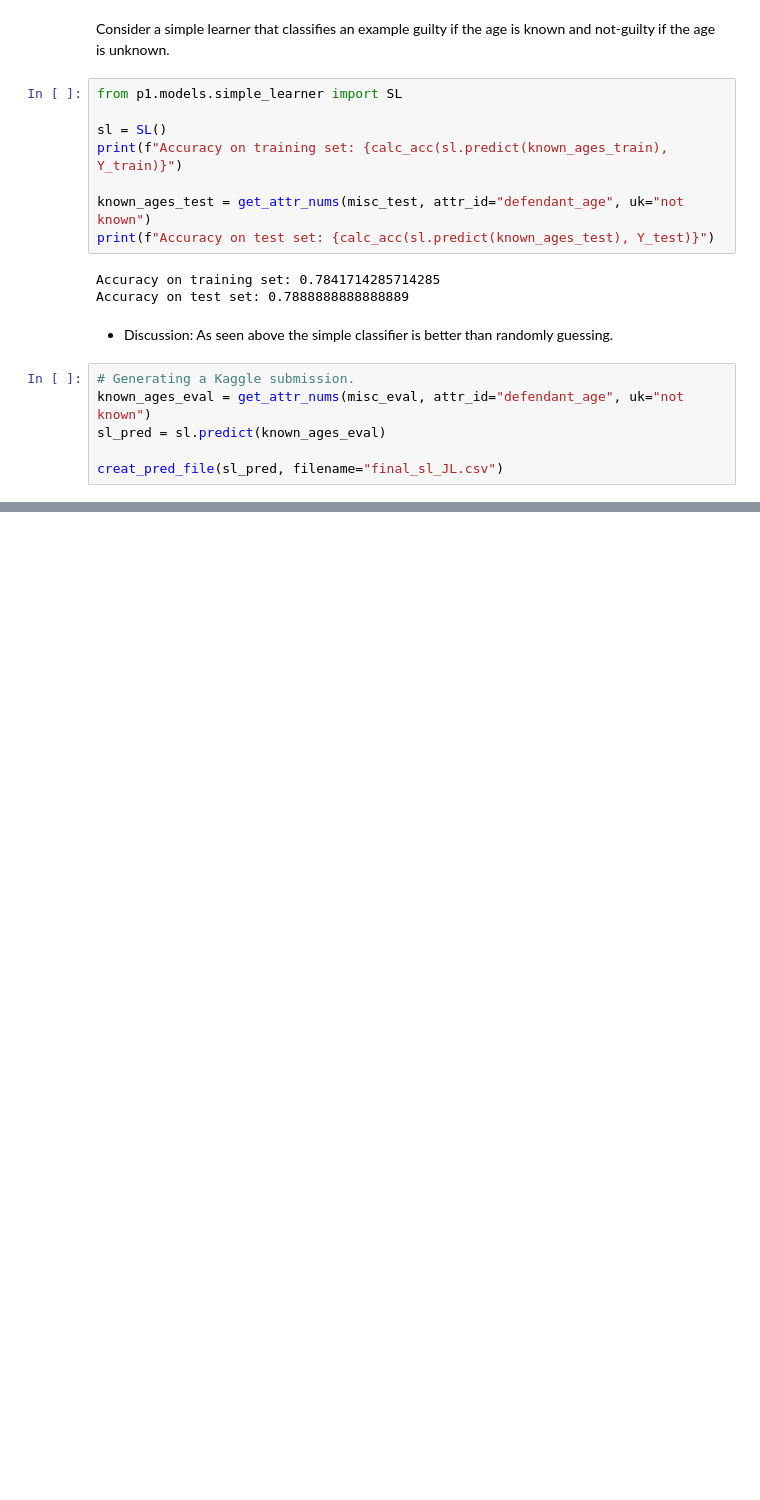
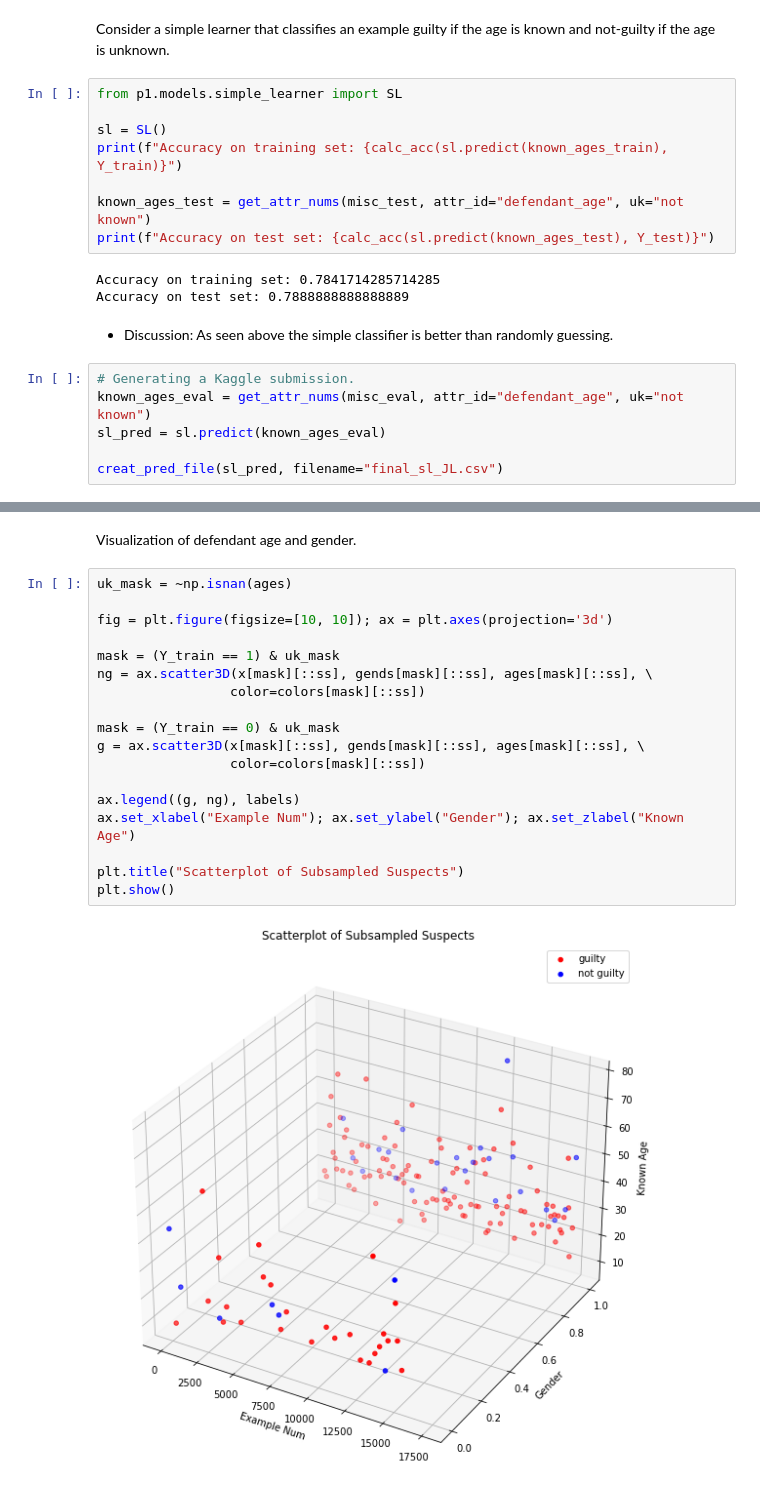
Before and after one commit to CasuallyAlive/ml-projects, a Jupyter notebook: src/p1/final/misc_data_analysis.ipynb, the cells around one changed output, grey strips where cells are left out. Drawn from its saved outputs; the diff is of its cells as text; blank space fills up the shorter version.

```diff
--- a/src/p1/final/misc_data_analysis.ipynb
+++ b/src/p1/final/misc_data_analysis.ipynb
@@ -170,0 +237,22 @@ creat_pred_file(sl_pred, filename="final_sl_JL.csv")
+# %% [markdown]
+Visualization of defendant age and gender.
+# %%
+uk_mask = ~np.isnan(ages)
+
+fig = plt.figure(figsize=[10, 10]); ax = plt.axes(projection='3d')
+
+mask = (Y_train == 1) & uk_mask
+ng = ax.scatter3D(x[mask][::ss], gends[mask][::ss], ages[mask][::ss], \
+                 color=colors[mask][::ss])
+
+mask = (Y_train == 0) & uk_mask
+g = ax.scatter3D(x[mask][::ss], gends[mask][::ss], ages[mask][::ss], \
+                 color=colors[mask][::ss])
+
+ax.legend((g, ng), labels)
+ax.set_xlabel("Example Num"); ax.set_ylabel("Gender"); ax.set_zlabel("Known Age")
+
+plt.title("Scatterplot of Subsampled Suspects")
+plt.show()
+# %% [output]
+[figure, added]
```
Also changed, not shown: parts of 20 cells of this notebook, 2 other files.
